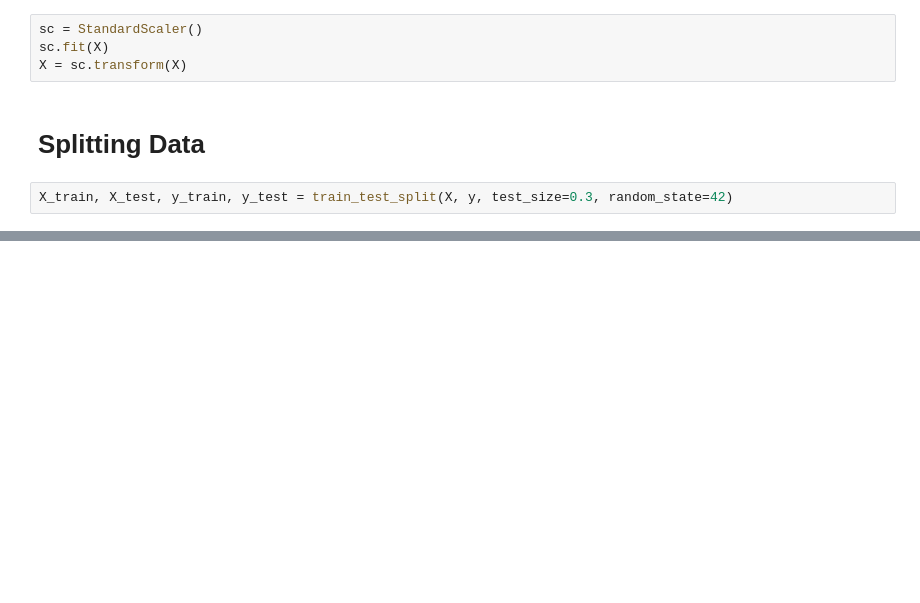
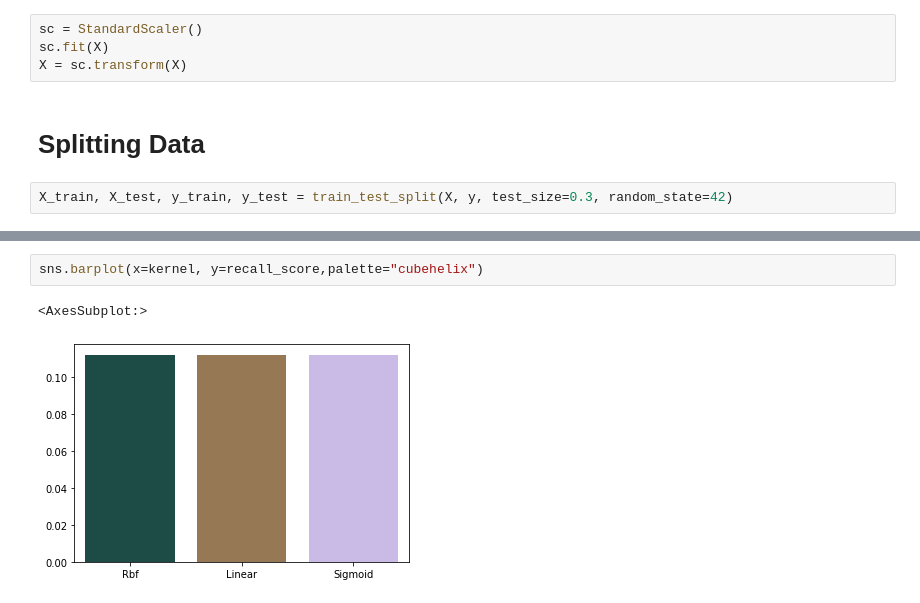
Before and after one commit to HarshitKmr10/IOSD_ML_Task, a Jupyter notebook: iosd-svm-task.ipynb, the cells around one changed output, grey strips where cells are left out. Saved outputs shown, nothing was run; the diff lists cells and outputs as text; blank space fills up the shorter version.

```diff
--- a/iosd-svm-task.ipynb
+++ b/iosd-svm-task.ipynb
@@ -270,0 +318,5 @@ weighted avg       0.84      0.84      0.84     27251
+# %%
+sns.barplot(x=kernel, y=recall_score,palette="cubehelix")
+# %% [output]
+<AxesSubplot:>
+[figure, added]
```
Also changed, not shown: parts of 30 cells of this notebook.
